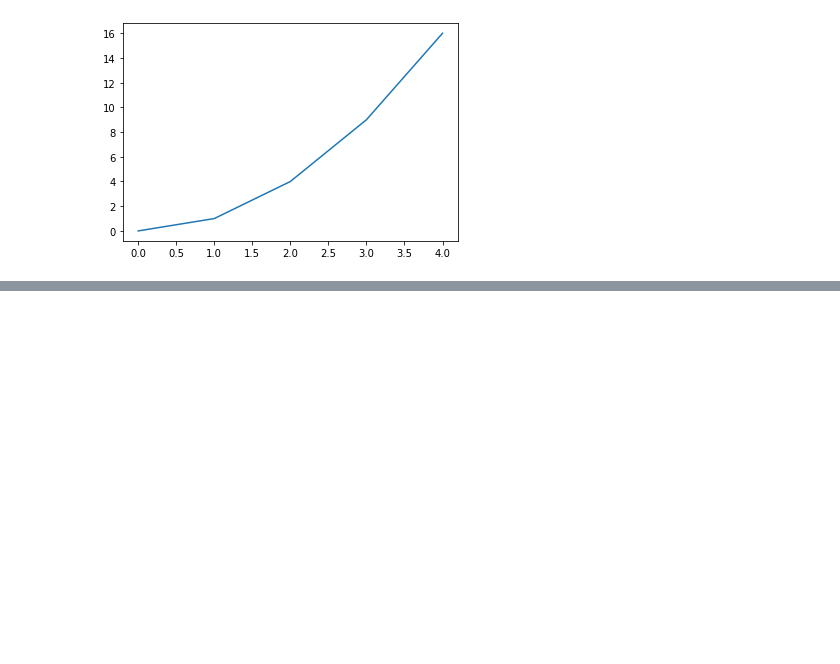
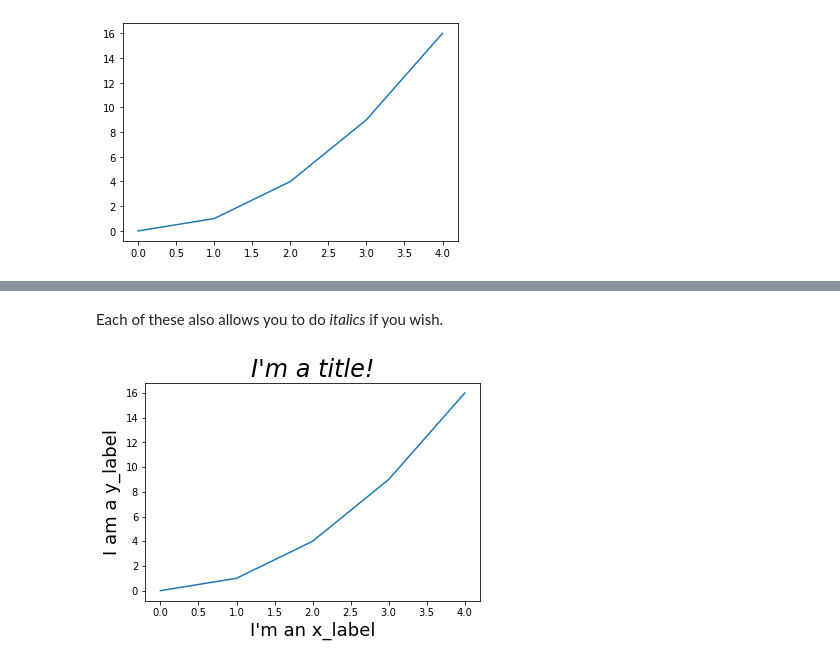
Before and after one commit to psychdatascience/FDS-CourseOne, a Jupyter notebook: tutorial015.ipynb, the cells around one changed output, grey strips where cells are left out. Cells and saved outputs as stored; diff of their text form; code cells hidden in the pictures; blank space fills up the shorter version.

```diff
--- a/tutorial015.ipynb
+++ b/tutorial015.ipynb
@@ -33,0 +57,9 @@ TypeError: unsupported operand type(s) for ** or pow(): 'list' and 'int'
+# %% [markdown]
+Each of these also allows you to do *italics* if you wish.
+# %%
+plt.plot(my_x_vals, my_y_vals);
+plt.xlabel('I\'m an x_label', fontsize = 18);
+plt.ylabel('I am a y_label', fontsize = 18);
+plt.title('I\'m a title!', fontsize = 24, fontstyle = 'italic');
+# %% [output]
+[figure, added]
```
Also changed, not shown: parts of 16 cells of this notebook.
